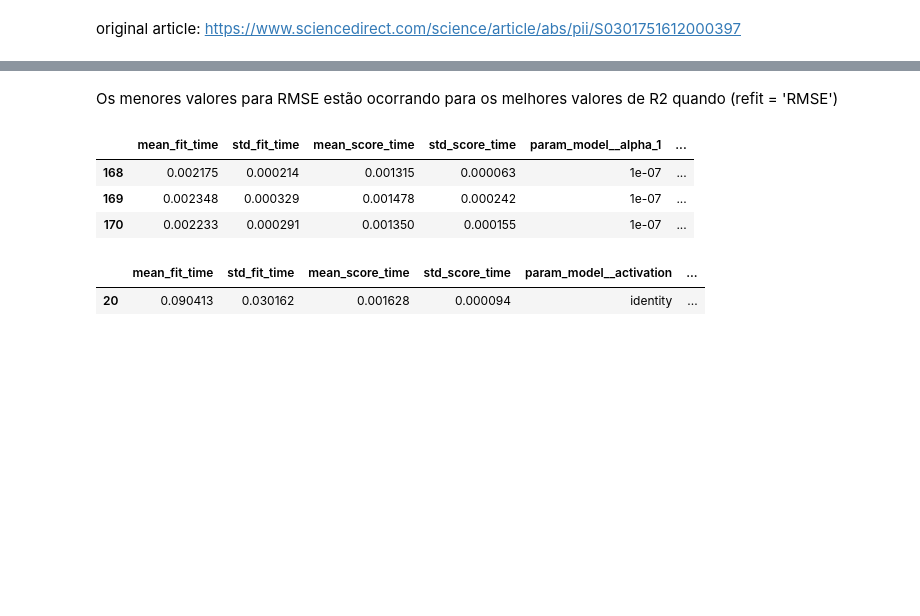
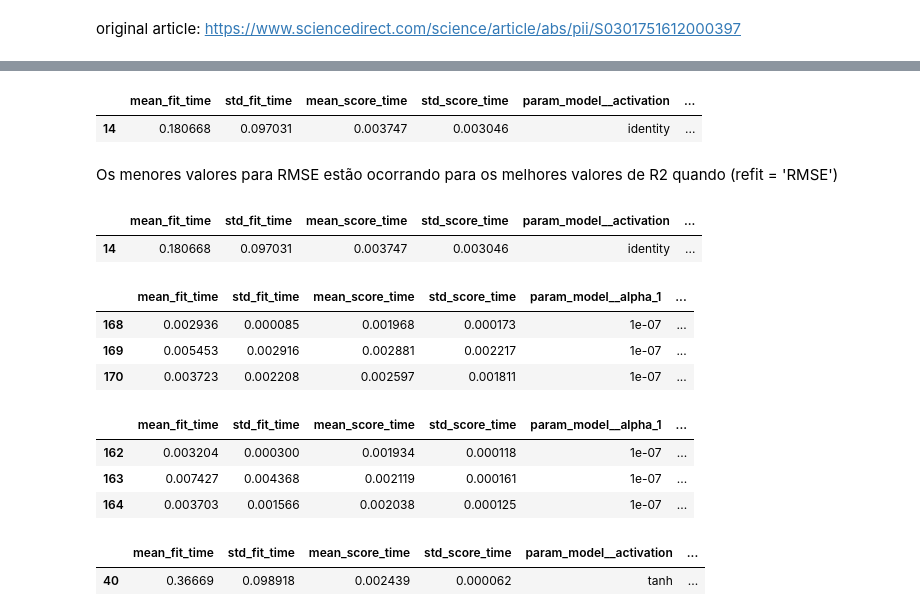
Before and after one commit to abasilio91/aulas_ANN_ufu, a Jupyter notebook: projects/ann_article_settling_reproduction.ipynb, the cells around one changed output, grey strips where cells are left out. Cells and saved outputs as stored; diff of their text form; code cells hidden in the pictures; blank space fills up the shorter version.

```diff
--- a/projects/ann_article_settling_reproduction.ipynb
+++ b/projects/ann_article_settling_reproduction.ipynb
@@ -158,12 +34,0 @@ model_results
-# %%
-dados_retorno = {}
-v_max = originais['V'].max()
-v_min = originais['V'].min()
-
-for col in model_results.columns:
-    series = model_results[col]
-    series_undo = undo_norm(series, v_min, v_max)
-    dados_retorno[f'{col}'] = series_undo
-
-model_results_undone = pd.DataFrame(dados_retorno)
-model_results_undone
@@ -300,0 +88,6 @@ df_results_mlp.query('mean_test_RMSE == @minvalue_rmse')
+# %%
+X_norm = dados_norm.drop('V',axis=1)
+y_norm = dados_norm['V']
+
+x_train_norm, x_test_norm, y_train_norm, y_test_norm = train_test_split(X_norm,y_norm,train_size=69, shuffle=True)
+split_data = {'x_train':x_train_norm, 'y_train':y_train_norm, 'x_test':x_test_norm, 'y_test':y_test_norm}
@@ -300,0 +196,21 @@ df_results_mlp.query('mean_test_RMSE == @minvalue_rmse')
+# %%
+model_bayes = GridSearchCV(
+    estimator = pipe,
+    param_grid = {
+        'model__n_iter': [100,500,1000],
+        'model__alpha_1': [1e-5,1e-6,1e-7],
+        'model__alpha_2': [1e-5,1e-6,1e-7],
+        'model__lambda_1': [1e-5,1e-6,1e-7],
+        'model__lambda_2': [1e-5,1e-6,1e-7]
+    },
+    cv = 10,
+    scoring = {
+        'R2': make_scorer(r2_score),
+        'RMSE': make_scorer(mean_squared_error),
+    },
+    refit = 'R2',
+    n_jobs = -1
+)
+
+model_bayes.fit(X_norm,y_norm)
+df_results_bayes_norm = pd.DataFrame(model_bayes.cv_results_)
@@ -301,16 +242,30 @@ df_results_mlp.query('mean_test_RMSE == @minvalue_rmse')
+# %%
+minvalue_rmse = df_results_mlp_norm['mean_test_RMSE'].min()
+df_results_mlp_norm.query('mean_test_RMSE == @minvalue_rmse')
+# %% [output]
+|  | mean_fit_time | std_fit_time | mean_score_time | std_score_time | param_model__activation | ... |
+| 14 | 0.180668 | 0.097031 | 0.003747 | 0.003046 | identity | ... |
 # %% [markdown]
 Os menores valores para RMSE estão ocorrando para os melhores valores de R2 quando (refit = 'RMSE')
+# %%
+maxvalue_r2 = df_results_mlp_norm['mean_test_R2'].max()
+df_results_mlp_norm.query('mean_test_R2 == @maxvalue_r2')
+# %% [output]
+|  | mean_fit_time | std_fit_time | mean_score_time | std_score_time | param_model__activation | ... |
+| 14 | 0.180668 | 0.097031 | 0.003747 | 0.003046 | identity | ... |
 # %%
-minvalue_rmse = df_results_bayes['mean_test_RMSE'].min()
-df_results_bayes.query('mean_test_RMSE == @minvalue_rmse')
+minvalue_rmse = df_results_bayes_norm['mean_test_RMSE'].min()
+df_results_bayes_norm.query('mean_test_RMSE == @minvalue_rmse')
 # %% [output]
 |  | mean_fit_time | std_fit_time | mean_score_time | std_score_time | param_model__alpha_1 | ... |
-| 168 | 0.002175 | 0.000214 | 0.001315 | 0.000063 | 1e-07 | ... |
-| 169 | 0.002348 | 0.000329 | 0.001478 | 0.000242 | 1e-07 | ... |
-| 170 | 0.002233 | 0.000291 | 0.001350 | 0.000155 | 1e-07 | ... |
+| 168 | 0.002936 | 0.000085 | 0.001968 | 0.000173 | 1e-07 | ... |
+| 169 | 0.005453 | 0.002916 | 0.002881 | 0.002217 | 1e-07 | ... |
+| 170 | 0.003723 | 0.002208 | 0.002597 | 0.001811 | 1e-07 | ... |
 # %%
-maxvalue_r2 = df_results_mlp['mean_test_R2'].max()
-df_results_mlp.query('mean_test_R2 == @maxvalue_r2')
+maxvalue_r2 = df_results_bayes_norm['mean_test_R2'].max()
+df_results_bayes_norm.query('mean_test_R2 == @maxvalue_r2')
 # %% [output]
-|  | mean_fit_time | std_fit_time | mean_score_time | std_score_time | param_model__activation | ... |
-| 20 | 0.090413 | 0.030162 | 0.001628 | 0.000094 | identity | ... |
+|  | mean_fit_time | std_fit_time | mean_score_time | std_score_time | param_model__alpha_1 | ... |
+| 162 | 0.003204 | 0.000300 | 0.001934 | 0.000118 | 1e-07 | ... |
+| 163 | 0.007427 | 0.004368 | 0.002119 | 0.000161 | 1e-07 | ... |
+| 164 | 0.003703 | 0.001566 | 0.002038 | 0.000125 | 1e-07 | ... |
@@ -317 +320,7 @@ df_results_mlp.query('mean_test_R2 == @maxvalue_r2')
+# %%
+minvalue_rmse = df_results_mlp_quantil['mean_test_RMSE'].min()
+df_results_mlp_quantil.query('mean_test_RMSE == @minvalue_rmse')
+# %% [output]
+|  | mean_fit_time | std_fit_time | mean_score_time | std_score_time | param_model__activation | ... |
+| 40 | 0.36669 | 0.098918 | 0.002439 | 0.000062 | tanh | ... |
 # %%
```
Also changed, not shown: parts of 55 cells of this notebook.
